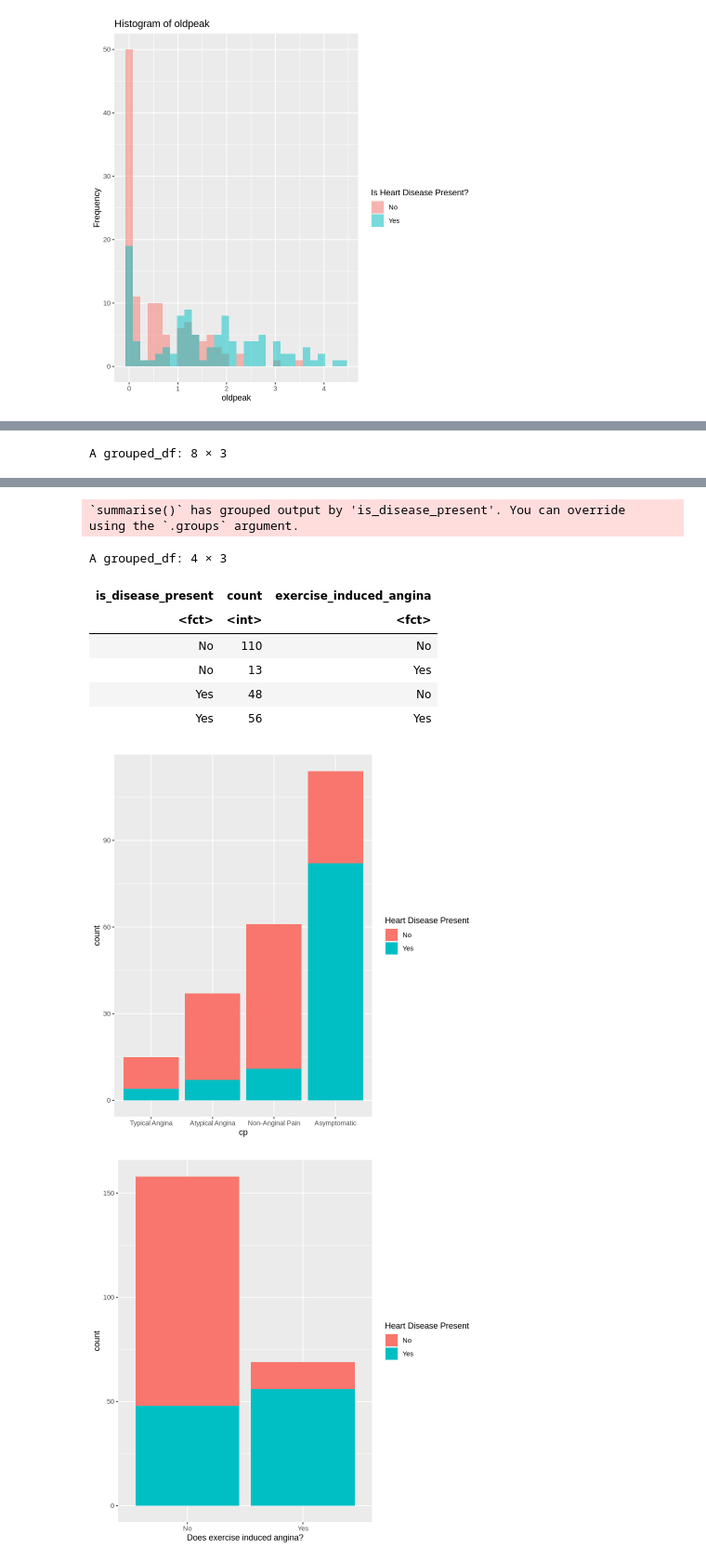
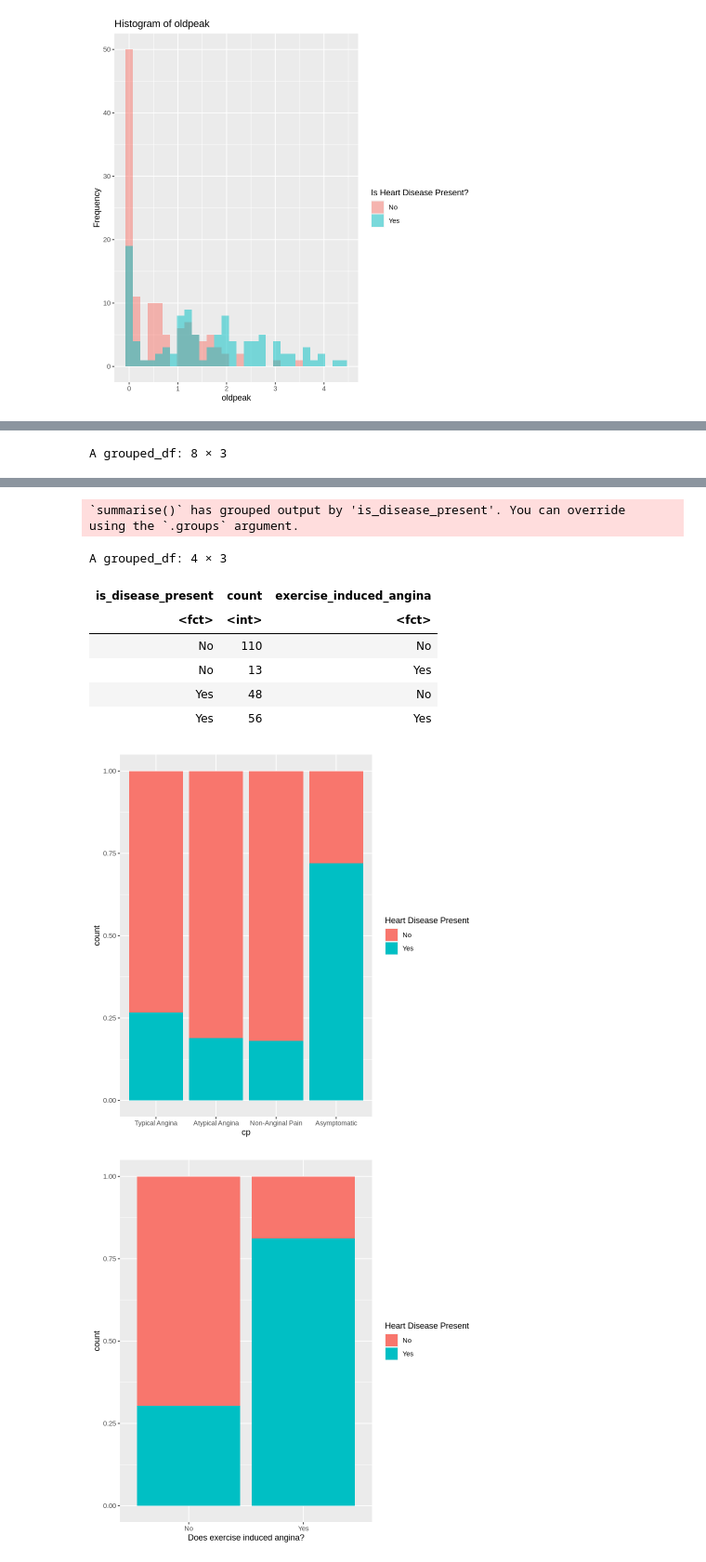
Before and after one commit to holiday-sean/dsci100_project, a Jupyter notebook: project.ipynb, the cells around one changed output, grey strips where cells are left out. Shown at 93% size. Saved outputs shown, nothing was run; the diff lists cells and outputs as text; code cells hidden in the pictures.

```diff
--- a/project.ipynb
+++ b/project.ipynb
@@ -204,7 +204,7 @@ cp_data
 
 cp_plot <- cp_data |>
     ggplot(aes(x = cp, y = count, fill = is_disease_present)) +
-    geom_bar(stat = "identity") +
+    geom_bar(stat = "identity", position = "fill") +
     labs(fill = "Heart Disease Present")
 
 cp_plot
@@ -221,35 +221,35 @@ exang_data
 
 exang_plot <- exang_data |>
     ggplot(aes(x = exercise_induced_angina, y = count, fill = is_disease_present)) +
-    geom_bar(stat = "identity") +
+    geom_bar(stat = "identity", position = "fill") +
     labs(fill = "Heart Disease Present", x = "Does exercise induced angina?")
 
 exang_plot
 # %% [output]
 `summarise()` has grouped output by 'is_disease_present'. You can override
 using the `.groups` argument.
 `summarise()` has grouped output by 'is_disease_present'. You can override
 using the `.groups` argument.
 A grouped_df: 8 × 3
 | is_disease_present | cp | count |
 | <fct> | <fct> | <int> |
 | No | Typical Angina | 11 |
 | No | Atypical Angina | 30 |
 | No | Non-Anginal Pain | 50 |
 | No | Asymptomatic | 32 |
 | Yes | Typical Angina | 4 |
 | Yes | Atypical Angina | 7 |
 | Yes | Non-Anginal Pain | 11 |
 | Yes | Asymptomatic | 82 |
 [figure]
 `summarise()` has grouped output by 'is_disease_present'. You can override
 using the `.groups` argument.
 A grouped_df: 4 × 3
 | is_disease_present | count | exercise_induced_angina |
 | <fct> | <int> | <fct> |
 | No | 110 | No |
 | No | 13 | Yes |
 | Yes | 48 | No |
 | Yes | 56 | Yes |
-[figure, old version]
+[figure, new version]
-[figure, old version]
+[figure, new version]
```
